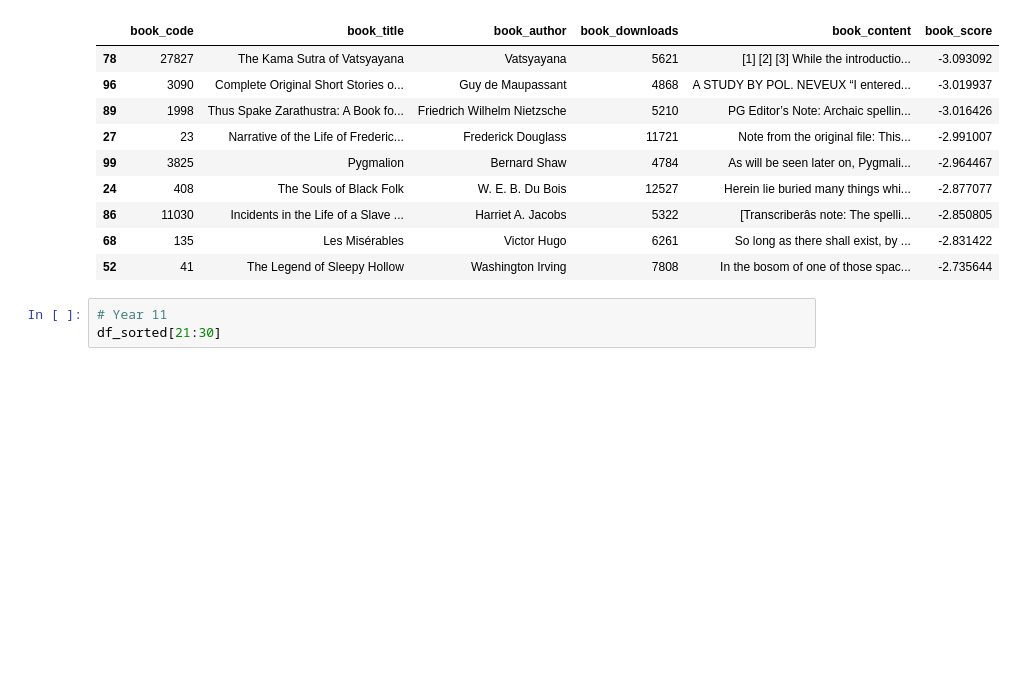
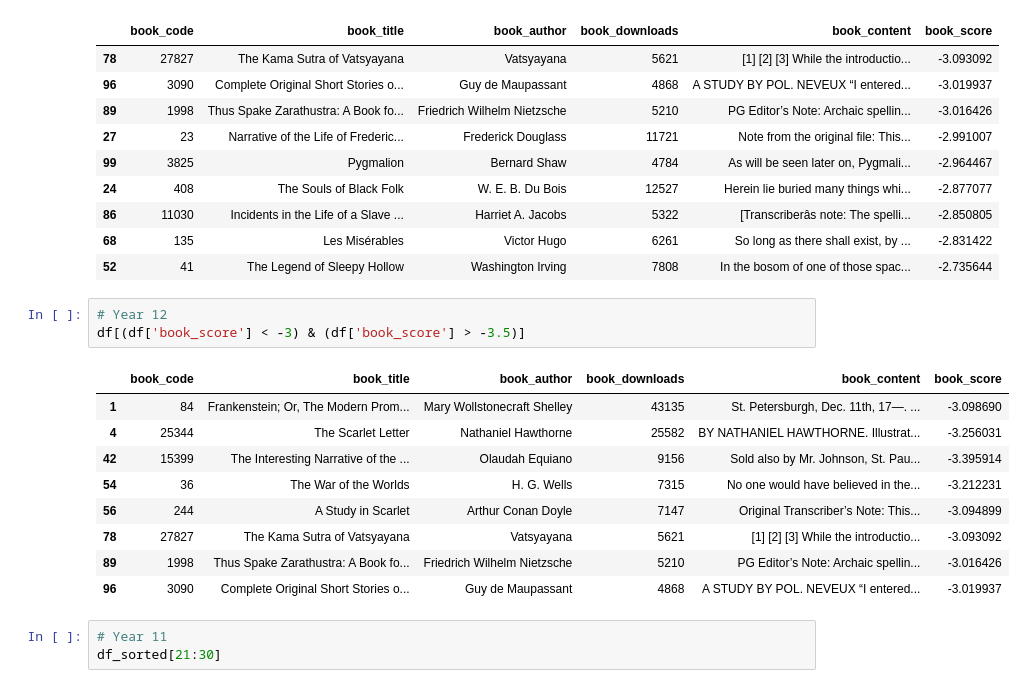
Before and after one commit to Caaarlogan/MSA2021Phase2DataScience, a Jupyter notebook: Top 100 Books Evaluation.ipynb, the cells around one changed output. Drawn from its saved outputs; the diff is of its cells as text; blank space fills up the shorter version.

```diff
--- a/Top 100 Books Evaluation.ipynb
+++ b/Top 100 Books Evaluation.ipynb
@@ -119,5 +140,18 @@ df_sorted[11:20]
 | 68 | 135 | Les Misérables | Victor Hugo | 6261 | So long as there shall exist, by ... | -2.831422 |
 | 52 | 41 | The Legend of Sleepy Hollow | Washington Irving | 7808 | In the bosom of one of those spac... | -2.735644 |
+# %%
+# Year 12
+df[(df['book_score'] < -3) & (df['book_score'] > -3.5)]
+# %% [output]
+|  | book_code | book_title | book_author | book_downloads | book_content | book_score |
+| 1 | 84 | Frankenstein; Or, The Modern Prom... | Mary Wollstonecraft Shelley | 43135 | St. Petersburgh, Dec. 11th, 17—. ... | -3.098690 |
+| 4 | 25344 | The Scarlet Letter | Nathaniel Hawthorne | 25582 | BY NATHANIEL HAWTHORNE. Illustrat... | -3.256031 |
+| 42 | 15399 | The Interesting Narrative of the ... | Olaudah Equiano | 9156 | Sold also by Mr. Johnson, St. Pau... | -3.395914 |
+| 54 | 36 | The War of the Worlds | H. G. Wells | 7315 | No one would have believed in the... | -3.212231 |
+| 56 | 244 | A Study in Scarlet | Arthur Conan Doyle | 7147 | Original Transcriber’s Note: This... | -3.094899 |
+| 78 | 27827 | The Kama Sutra of Vatsyayana | Vatsyayana | 5621 | [1] [2] [3] While the introductio... | -3.093092 |
+| 89 | 1998 | Thus Spake Zarathustra: A Book fo... | Friedrich Wilhelm Nietzsche | 5210 | PG Editor’s Note: Archaic spellin... | -3.016426 |
+| 96 | 3090 | Complete Original Short Stories o... | Guy de Maupassant | 4868 | A STUDY BY POL. NEVEUX “I entered... | -3.019937 |
 # %%
 # Year 11
 df_sorted[21:30]
```
Also changed, not shown: parts of 6 cells of this notebook, 1 other file.
